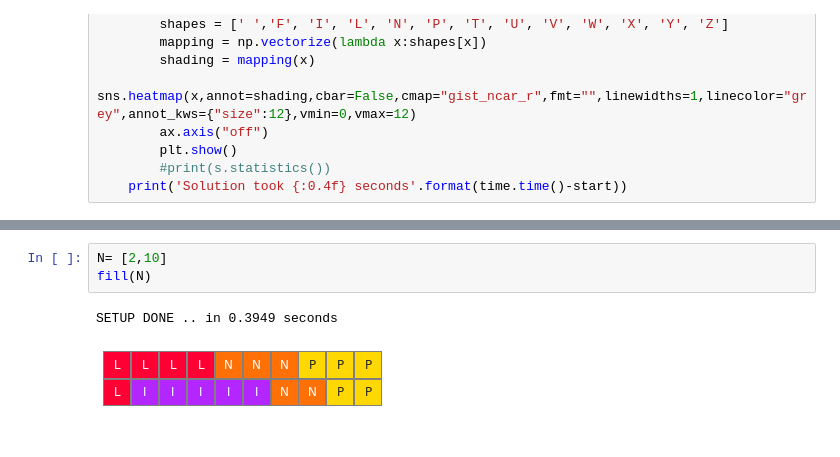
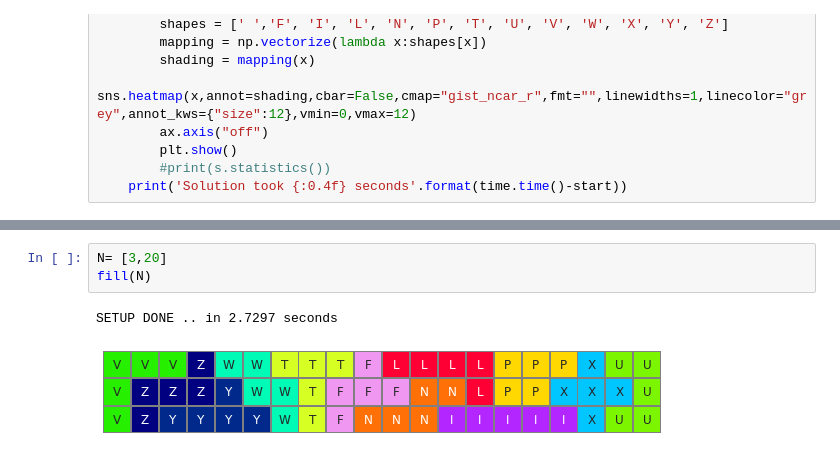
Before and after one commit to gowen100/Public-Code, a Jupyter notebook: Pentomino.ipynb, the cells around one changed output, grey strips where cells are left out. Drawn from its saved outputs; the diff is of its cells as text.

```diff
--- a/Pentomino.ipynb
+++ b/Pentomino.ipynb
@@ -162,6 +162,6 @@ Solution took 1.3793 seconds
 # %%
-N= [2,10]
+N= [3,20]
 fill(N)
 # %% [output]
-SETUP DONE .. in 0.3949 seconds
+SETUP DONE .. in 2.7297 seconds
-[figure, old version]
+[figure, new version]
```
Also changed, not shown: parts of 7 cells of this notebook.
